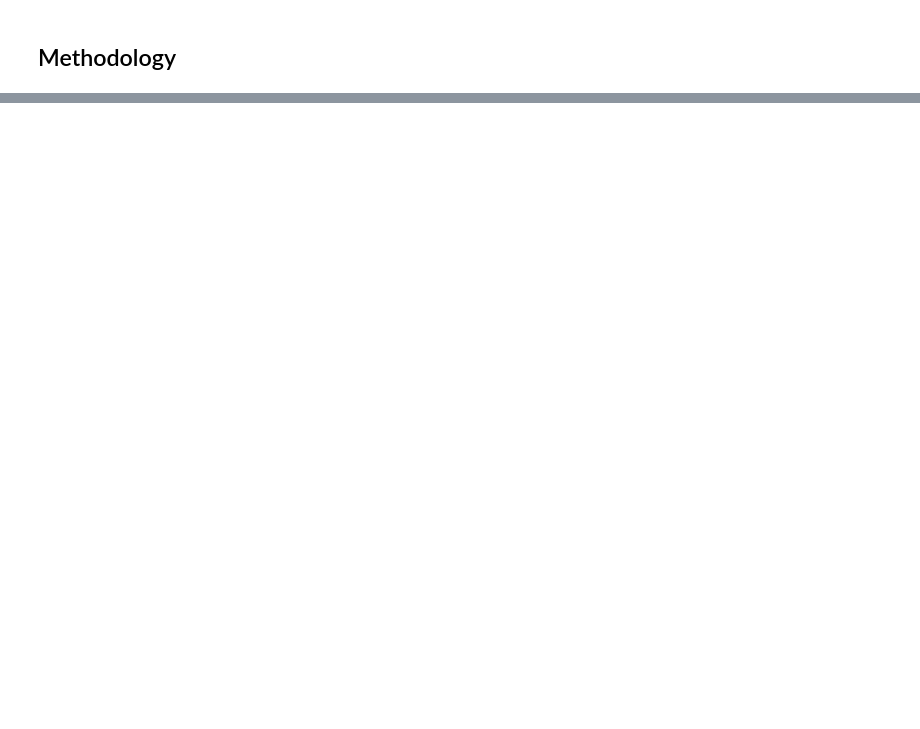
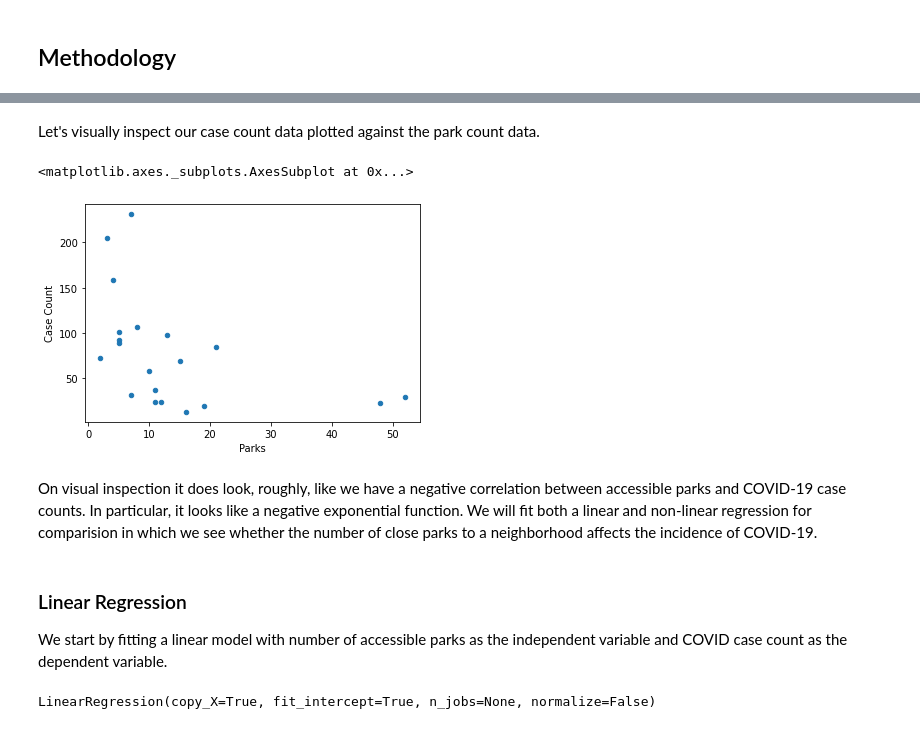
Before and after one commit to bkeej/Coursera_Capstone, a Jupyter notebook: COVID and Toronto neighborhood activity/covid_neighborhood_activity.ipynb, the cells around one changed output, grey strips where cells are left out. Saved outputs shown, nothing was run; the diff lists cells and outputs as text; code cells hidden in the pictures; blank space fills up the shorter version.

```diff
--- a/COVID and Toronto neighborhood activity/covid_neighborhood_activity.ipynb
+++ b/COVID and Toronto neighborhood activity/covid_neighborhood_activity.ipynb
@@ -110,2 +214,5 @@ CLIENT_SECRET:CLIEND_SECRET
 # %% [markdown]
 ## Methodology
+# %%
+df = pd.read_csv('total_data.csv')
+df.head()
@@ -131,0 +250,2 @@ map_toronto
+# %% [markdown]
+Let's visually inspect our case count data plotted against the park count data.
@@ -131,0 +255,11 @@ map_toronto
+# %%
+df.plot.scatter(x='Parks', y='Case Count')
+# %% [output]
+<matplotlib.axes._subplots.AxesSubplot at 0x...>
+[figure, added]
+# %% [markdown]
+On visual inspection it does look, roughly, like we have a negative correlation between accessible parks and COVID-19 case counts. In particular, it looks like a negative exponential function. We will fit both a linear and non-linear regression for comparision in which we see whether the number of close parks to a neighborhood affects the incidence of COVID-19.
+# %% [markdown]
+### Linear Regression
+
+We start by fitting a linear model with number of accessible parks as the independent variable and COVID case count as the dependent variable.
@@ -131,0 +276,4 @@ map_toronto
+# %%
+lm.fit(X,Y)
+# %% [output]
+LinearRegression(copy_X=True, fit_intercept=True, n_jobs=None, normalize=False)
```
Also changed, not shown: parts of 29 cells of this notebook, 3 other files.
